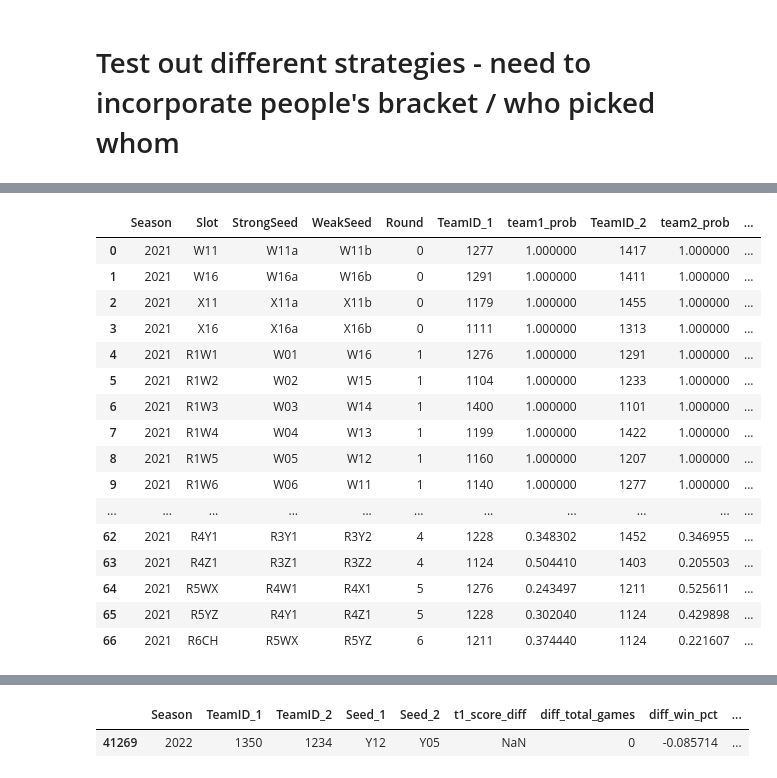
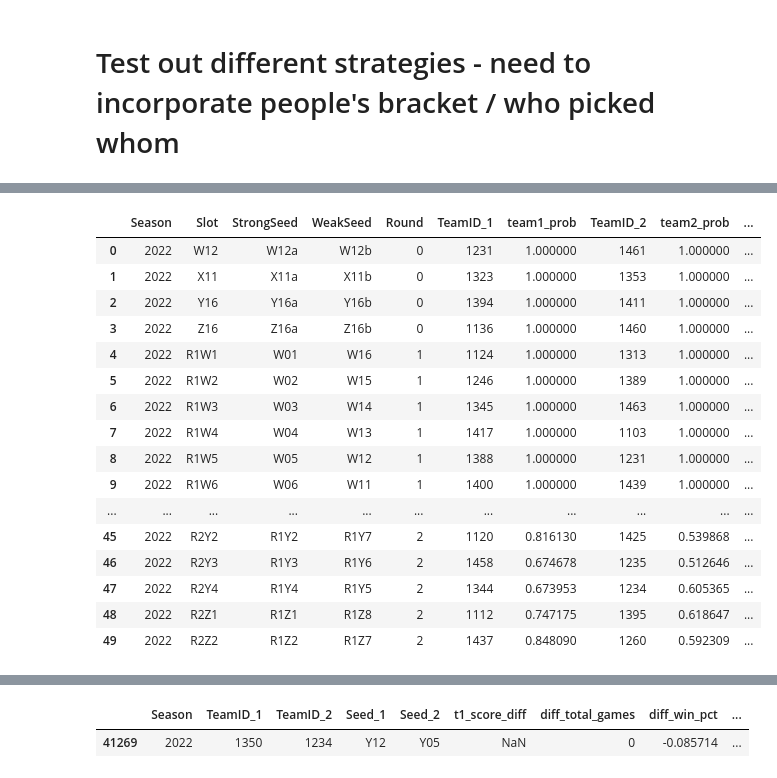
Before and after one commit to dylanfarrell/march-madness-bracket-prediction, a Jupyter notebook: bracket_maker.ipynb, the cells around one changed output, grey strips where cells are left out. Drawn from its saved outputs; the diff is of its cells as text; code cells hidden in the pictures.

```diff
--- a/bracket_maker.ipynb
+++ b/bracket_maker.ipynb
@@ -31,2 +24,0 @@ model_features = ['diff_final_pom', 'diff_pi_i', 'diff_tourneys_car',
-# %%
-pred_df['t1_win'] = pred_df['t1_score_diff'].apply(lambda x: np.nan if np.isnan(x) else int(x>0))
@@ -33 +28,3 @@ pred_df['t1_win'] = pred_df['t1_score_diff'].apply(lambda x: np.nan if np.isnan(
+# %%
+model_pipeline = joblib.load('models/2023/xgb_pipeline_vf.joblib')
 # %%
@@ -48,5 +34,5 @@ pred_X = pd.DataFrame(scaler.transform(pred_X), columns=pred_X.columns)
 # %%
-pred_df[['team2_win_prob','team1_win_prob']] = xgb_clf.predict_proba(pred_X)
+pred_df[['team2_win_prob','team1_win_prob']] = model_pipeline.predict_proba(pred_df)
 # %%
 def sorted_ids(r,c1,c2):
     return ','.join([x for x in sorted([str(r[c1]),str(r[c2])])])
@@ -220,27 +252,27 @@ a.bracket['expected_pts'].sum()
 # %%
-b = Bracket(2021,seeds,slots,teams,pred_df)
+b = Bracket(2022,seeds,slots,teams,pred_df)
 # %%
 b.fill_bracket('model_winner')
 # %%
-b.bracket
+b.bracket.head(50)
 # %% [output]
 |  | Season | Slot | StrongSeed | WeakSeed | Round | TeamID_1 | team1_prob | TeamID_2 | team2_prob | ... |
-| 0 | 2021 | W11 | W11a | W11b | 0 | 1277 | 1.000000 | 1417 | 1.000000 | ... |
-| 1 | 2021 | W16 | W16a | W16b | 0 | 1291 | 1.000000 | 1411 | 1.000000 | ... |
-| 2 | 2021 | X11 | X11a | X11b | 0 | 1179 | 1.000000 | 1455 | 1.000000 | ... |
-| 3 | 2021 | X16 | X16a | X16b | 0 | 1111 | 1.000000 | 1313 | 1.000000 | ... |
-| 4 | 2021 | R1W1 | W01 | W16 | 1 | 1276 | 1.000000 | 1291 | 1.000000 | ... |
-| 5 | 2021 | R1W2 | W02 | W15 | 1 | 1104 | 1.000000 | 1233 | 1.000000 | ... |
-| 6 | 2021 | R1W3 | W03 | W14 | 1 | 1400 | 1.000000 | 1101 | 1.000000 | ... |
-| 7 | 2021 | R1W4 | W04 | W13 | 1 | 1199 | 1.000000 | 1422 | 1.000000 | ... |
-| 8 | 2021 | R1W5 | W05 | W12 | 1 | 1160 | 1.000000 | 1207 | 1.000000 | ... |
-| 9 | 2021 | R1W6 | W06 | W11 | 1 | 1140 | 1.000000 | 1277 | 1.000000 | ... |
+| 0 | 2022 | W12 | W12a | W12b | 0 | 1231 | 1.000000 | 1461 | 1.000000 | ... |
+| 1 | 2022 | X11 | X11a | X11b | 0 | 1323 | 1.000000 | 1353 | 1.000000 | ... |
+| 2 | 2022 | Y16 | Y16a | Y16b | 0 | 1394 | 1.000000 | 1411 | 1.000000 | ... |
+| 3 | 2022 | Z16 | Z16a | Z16b | 0 | 1136 | 1.000000 | 1460 | 1.000000 | ... |
+| 4 | 2022 | R1W1 | W01 | W16 | 1 | 1124 | 1.000000 | 1313 | 1.000000 | ... |
+| 5 | 2022 | R1W2 | W02 | W15 | 1 | 1246 | 1.000000 | 1389 | 1.000000 | ... |
+| 6 | 2022 | R1W3 | W03 | W14 | 1 | 1345 | 1.000000 | 1463 | 1.000000 | ... |
+| 7 | 2022 | R1W4 | W04 | W13 | 1 | 1417 | 1.000000 | 1103 | 1.000000 | ... |
+| 8 | 2022 | R1W5 | W05 | W12 | 1 | 1388 | 1.000000 | 1231 | 1.000000 | ... |
+| 9 | 2022 | R1W6 | W06 | W11 | 1 | 1400 | 1.000000 | 1439 | 1.000000 | ... |
 | ... | ... | ... | ... | ... | ... | ... | ... | ... | ... | ... |
-| 62 | 2021 | R4Y1 | R3Y1 | R3Y2 | 4 | 1228 | 0.348302 | 1452 | 0.346955 | ... |
-| 63 | 2021 | R4Z1 | R3Z1 | R3Z2 | 4 | 1124 | 0.504410 | 1403 | 0.205503 | ... |
-| 64 | 2021 | R5WX | R4W1 | R4X1 | 5 | 1276 | 0.243497 | 1211 | 0.525611 | ... |
-| 65 | 2021 | R5YZ | R4Y1 | R4Z1 | 5 | 1228 | 0.302040 | 1124 | 0.429898 | ... |
-| 66 | 2021 | R6CH | R5WX | R5YZ | 6 | 1211 | 0.374440 | 1124 | 0.221607 | ... |
+| 45 | 2022 | R2Y2 | R1Y2 | R1Y7 | 2 | 1120 | 0.816130 | 1425 | 0.539868 | ... |
+| 46 | 2022 | R2Y3 | R1Y3 | R1Y6 | 2 | 1458 | 0.674678 | 1235 | 0.512646 | ... |
+| 47 | 2022 | R2Y4 | R1Y4 | R1Y5 | 2 | 1344 | 0.673953 | 1234 | 0.605365 | ... |
+| 48 | 2022 | R2Z1 | R1Z1 | R1Z8 | 2 | 1112 | 0.747175 | 1395 | 0.618647 | ... |
+| 49 | 2022 | R2Z2 | R1Z2 | R1Z7 | 2 | 1437 | 0.848090 | 1260 | 0.592309 | ... |
 # %%
 b.bracket['expected_pts'].sum()
 # %% [output]
```
Also changed, not shown: parts of 26 cells of this notebook, 14 other files.
